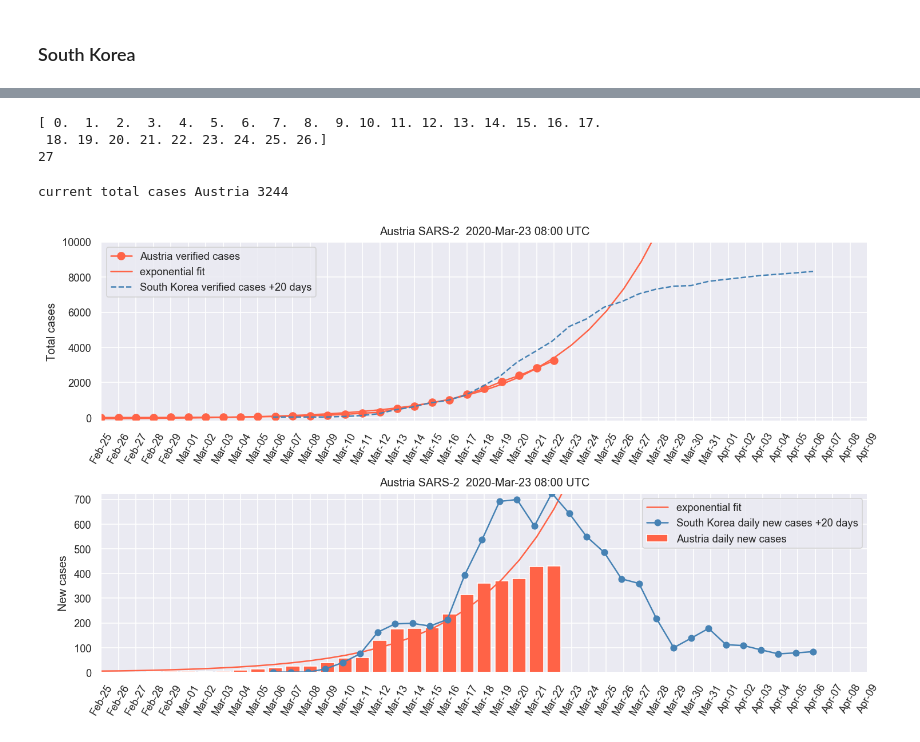
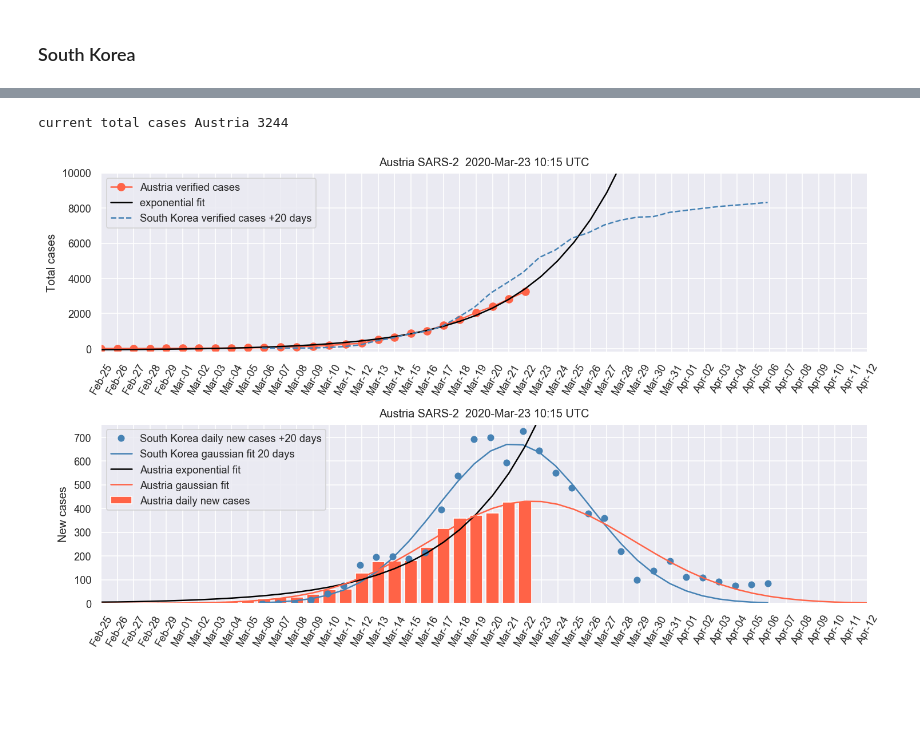
Before and after one commit to cmoestl/sars2_austria, a Jupyter notebook: plot_cases.ipynb, the cells around one changed output, grey strips where cells are left out. Cells and saved outputs as stored; diff of their text form; code cells hidden in the pictures; blank space fills up the shorter version.

Commit message:
daily

```diff
--- a/plot_cases.ipynb
+++ b/plot_cases.ipynb
@@ -131,13 +134,27 @@ t_start_sk=t_start_sk+datetime.timedelta(days=south_korea_offset)
 t_end_sk=t_end_sk+datetime.timedelta(days=south_korea_offset)
 
 dates_sk=parse_time([t_start_sk + datetime.timedelta(days=1*n) for n in range((t_end_sk - t_start_sk).days)]).datetime
+dates_sk1=parse_time([t_start_sk + datetime.timedelta(days=1*n) for n in range((t_end_sk - t_start_sk).days)]).plot_date
+dates_sk1=dates_sk1-dates_sk1[0]
 
 print(parse_time(dates_sk).iso)
 cases_sk=np.array([28, 29, 30, 31, 58, 111, 209, 436,602, 833, 977, 1261, 1766, 2337,\
                    3150,3736, 4335,5186,5621,6284,6593,7041,7313,7478,7513,7755,7869,\
                    7979,8086,8162,8236,8320])
+newcases_sk=np.gradient(cases_sk)
 #print(cases_sk)
 #print(len(cases_sk),len(dates_sk))
+
+
+#gaussian fits for daily new cases South Korea
+newcases_sk=np.gradient(cases_sk)
+print(dates_sk1)
+print(cases_sk)
+paramg_sk = scipy.optimize.curve_fit(gaussian, dates_sk1, newcases_sk )
+ygfit_sk=gaussian(dates_sk1,paramg_sk[0][0],paramg_sk[0][1],paramg_sk[0][2])
+#plt.plot_date(dates,newcases)
+#plt.plot_date(dates_fut,ygfit,'-k')
+print('Gaussian fit parameters:',paramg_sk[0])
 # %% [output]
 ['2020-03-06 20:00:00.000' '2020-03-07 20:00:00.000'
  '2020-03-08 20:00:00.000' '2020-03-09 20:00:00.000'
@@ -158,68 +176,48 @@ cases_sk=np.array([28, 29, 30, 31, 58, 111, 209, 436,602, 833, 977, 1261, 1766,
-# %%
-#gaussian fits for daily new cases
-#+++++++++++++++++++++++++++++++++
-
-newcases=np.gradient(cases)
-
-
-print(dates1)
-
-
-print(len(newcases))
-
-#param = scipy.optimize.curve_fit(gaussian, dates1[0:-1], newcases )
-
-#print(param)
-
-#p1=param[0][0]
-#p2=param[0][1]
-#p3=param[0][2]
-# %% [output]
-[ 0.  1.  2.  3.  4.  5.  6.  7.  8.  9. 10. 11. 12. 13. 14. 15. 16. 17.
- 18. 19. 20. 21. 22. 23. 24. 25. 26.]
-27
 # %%
 plt.figure(1,figsize=(10,6),dpi=150)
 ax1 = plt.subplot(211)
 
 ax1.plot(dates,cases,marker='o',color='tomato',label=country+' verified cases',markersize=6)
-ax1.plot(dates_fut,fit,linestyle='-',color='tomato',label='exponential fit')
+ax1.plot(dates_fut,fit,linestyle='-',color='k',label='exponential fit')
 #ax2.plot(dates_fut,np.gradient(fitl),color='black',label='linear fit')
 ax1.plot(dates_sk,cases_sk,linestyle='--',color='steelblue',label='South Korea verified cases +'+str(south_korea_offset)+' days')
 
 
 ax1.xaxis.set_major_formatter( matplotlib.dates.DateFormatter('%b-%d') )
 ax1.set_xlim([dates_fut[0],dates_fut[-1]])
 plt.xticks(rotation=60)
 plt.ylabel('Total cases')
 plt.ylim(-200,10000)
 plt.title(country+' SARS-2  '+now+ ' UTC')
 plt.legend()
 ax1.set_xticks(dates_fut)
 
 
 ax2 = plt.subplot(212)
 
+ax2.plot(dates_sk,np.gradient(cases_sk),linestyle='',marker='o',color='steelblue',label='South Korea daily new cases +'+str(south_korea_offset)+' days')
+#ax2.bar(dates_sk,np.gradient(cases_sk),color='steelblue',label='South Korea daily new cases +'+str(south_korea_offset)+' days')
+ax2.plot(dates_sk,ygfit_sk,'steelblue',label='South Korea gaussian fit '+str(south_korea_offset)+' days')
+
 ax2.bar(dates,np.gradient(cases),color='tomato',label=country+' daily new cases')
-ax2.plot(dates_fut,np.gradient(fit),color='tomato',label='exponential fit')
-ax2.plot(dates_sk,np.gradient(cases_sk),marker='o',color='steelblue',label='South Korea daily new cases +'+str(south_korea_offset)+' days')
-
+ax2.plot(dates_fut,np.gradient(fit),color='black',label=country+' exponential fit')
+ax2.plot(dates_fut,ygfit,color='tomato',linestyle='-',label=country+' gaussian fit')
 
 ax2.xaxis.set_major_formatter( matplotlib.dates.DateFormatter('%b-%d') )
 
 plt.xticks(rotation=60)
 plt.ylabel('New cases')
 ax2.set_xlim([dates_fut[0],dates_fut[-1]])
 plt.title(country+' SARS-2  '+now + ' UTC')
 ax2.set_xticks(dates_fut)
-plt.ylim(0,np.max(np.gradient(cases_sk)))
+plt.ylim(0,np.max(np.gradient(cases_sk))+30)
 
-plt.legend()
+plt.legend(loc=2)
 
 plt.tight_layout()
 print('current total cases '+country,cases[-1])
 
 plt.savefig(filename)
 # %% [output]
 current total cases Austria 3244
-[figure, old version]
+[figure, new version]
```
Also changed, not shown: parts of 4 cells of this notebook, 2 other files.
